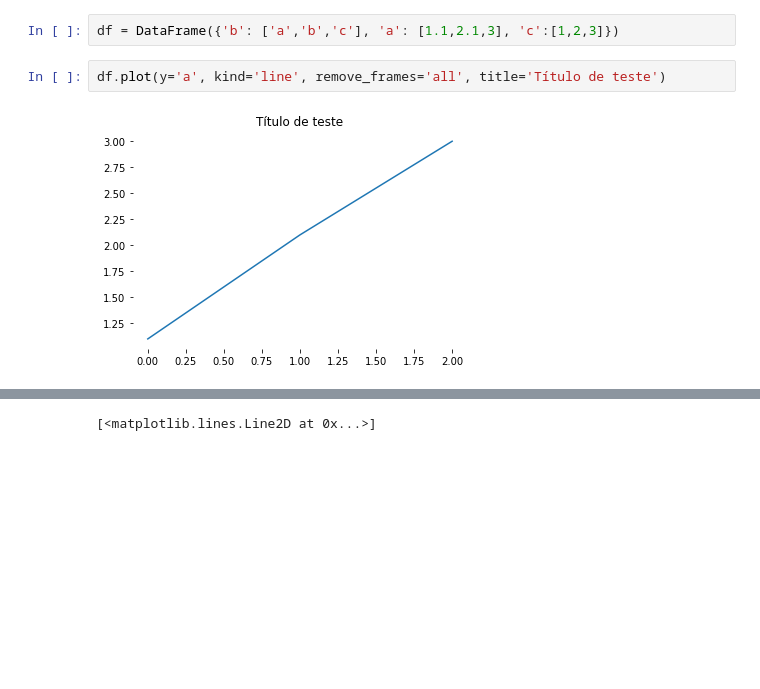
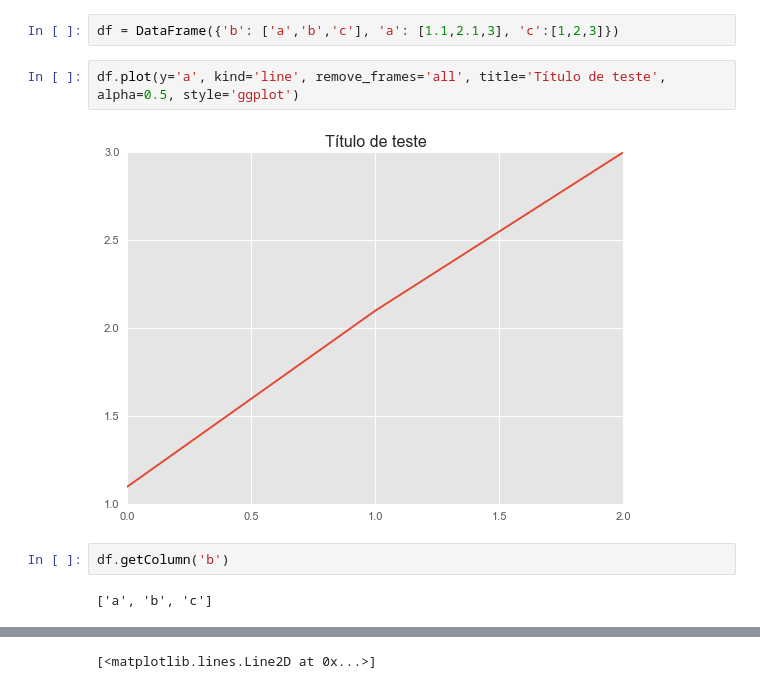
Before and after one commit to Franklin-oliveira/Macaco, a Jupyter notebook: demo.ipynb, the cells around one changed output, grey strips where cells are left out. Drawn from its saved outputs; the diff is of its cells as text; blank space fills up the shorter version.

Commit message:
Ajustes na função de plot

```diff
--- a/demo.ipynb
+++ b/demo.ipynb
@@ -302,9 +336,13 @@ class DataFrame():
 # %%
 df = DataFrame({'b': ['a','b','c'], 'a': [1.1,2.1,3], 'c':[1,2,3]})
 # %%
-df.plot(y='a', kind='line', remove_frames='all', title='Título de teste')
+df.plot(y='a', kind='line', remove_frames='all', title='Título de teste', alpha=0.5, style='ggplot')
 # %% [output]
-[figure, old version]
+[figure, new version]
+# %%
+df.getColumn('b')
+# %% [output]
+['a', 'b', 'c']
 # %%
 fig, ax = plt.subplots()
 # %% [output]
```
Also changed, not shown: parts of 3 cells of this notebook.
